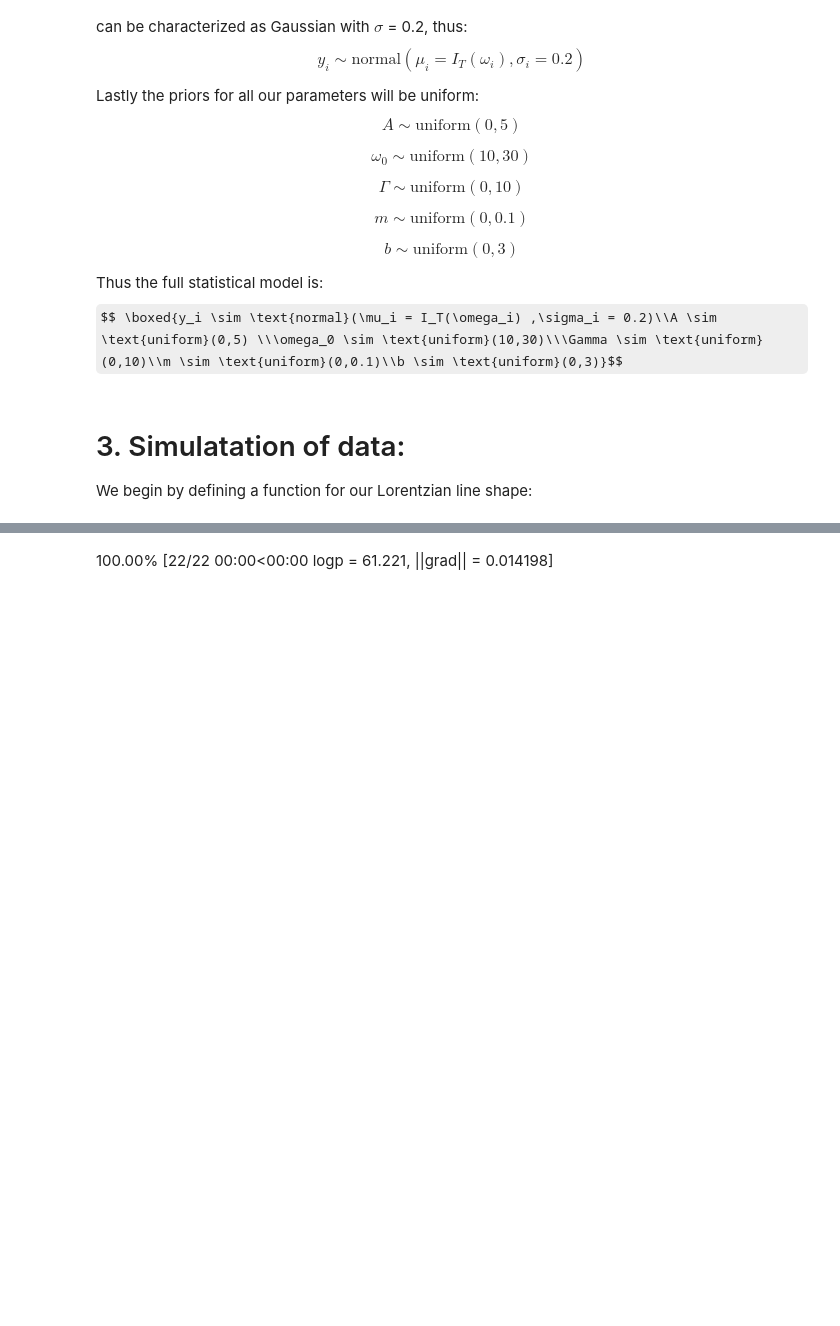
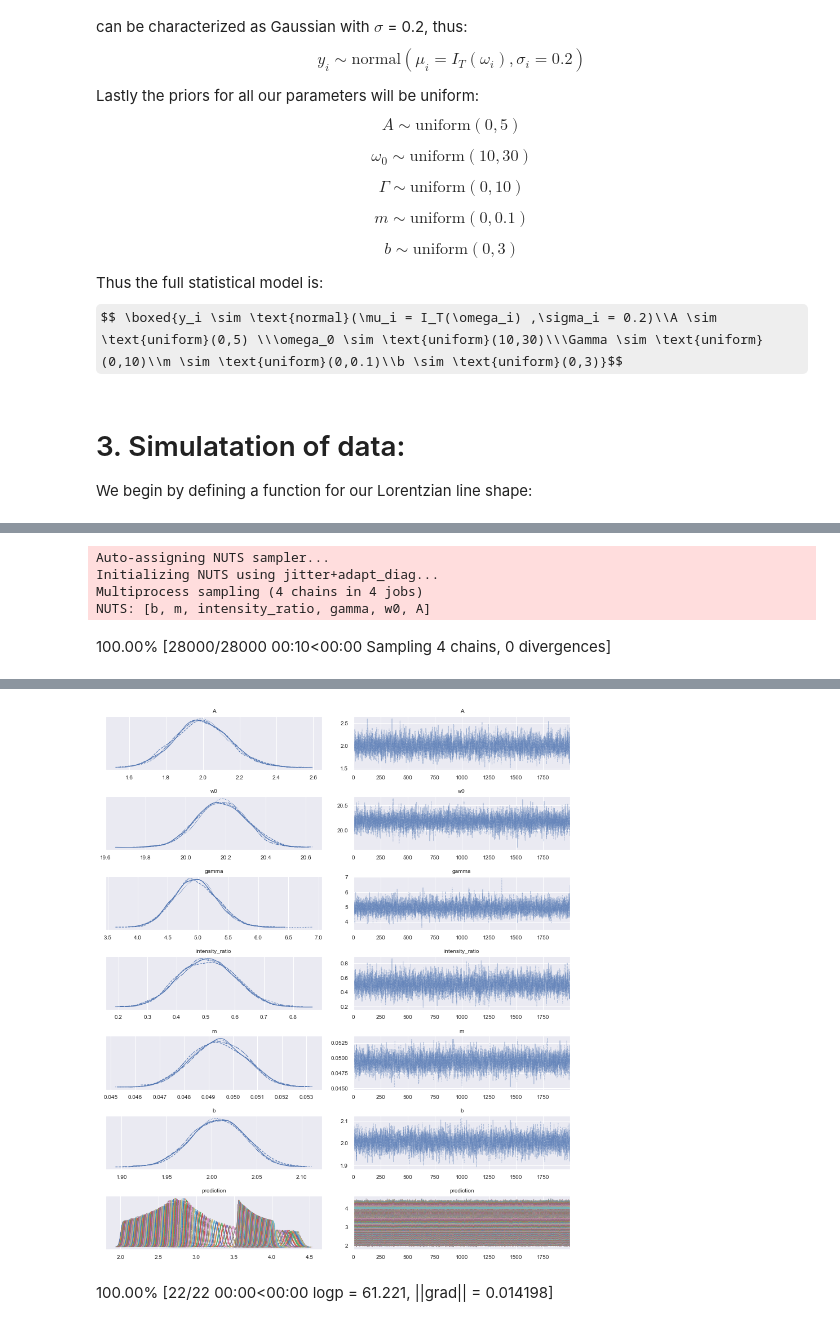
Before and after one commit to phys201/FluorescenceSpectroscopy, a Jupyter notebook: documentation.ipynb, the cells around one changed output, grey strips where cells are left out. Cells and saved outputs as stored; diff of their text form; code cells hidden in the pictures; some formulas as TeX source; blank space fills up the shorter version.

Commit message:
finishing up model class and helpers

```diff
--- a/documentation.ipynb
+++ b/documentation.ipynb
@@ -124,0 +145,13 @@ plt.title('Simulated Data');
+# %%
+modelspec = FluoSpecModel.from_prior_parameters().model(data)
+# %%
+with modelspec:
+    trace = pm.sample(return_inferencedata=True, tune=5000, draws=2000)
+    az.plot_trace(trace)
+    plt.tight_layout()
+# %% [output]
+Auto-assigning NUTS sampler...
+Initializing NUTS using jitter+adapt_diag...
+Multiprocess sampling (4 chains in 4 jobs)
+NUTS: [b, m, intensity_ratio, gamma, w0, A]
+100.00% [28000/28000 00:10<00:00 Sampling 4 chains, 0 divergences]
@@ -125,3 +159,4 @@ plt.title('Simulated Data');
+[figure, added]
 # %%
 spectroscopy_model = pm.Model()
 
```
Also changed, not shown: parts of 6 cells of this notebook, 2 other files.
